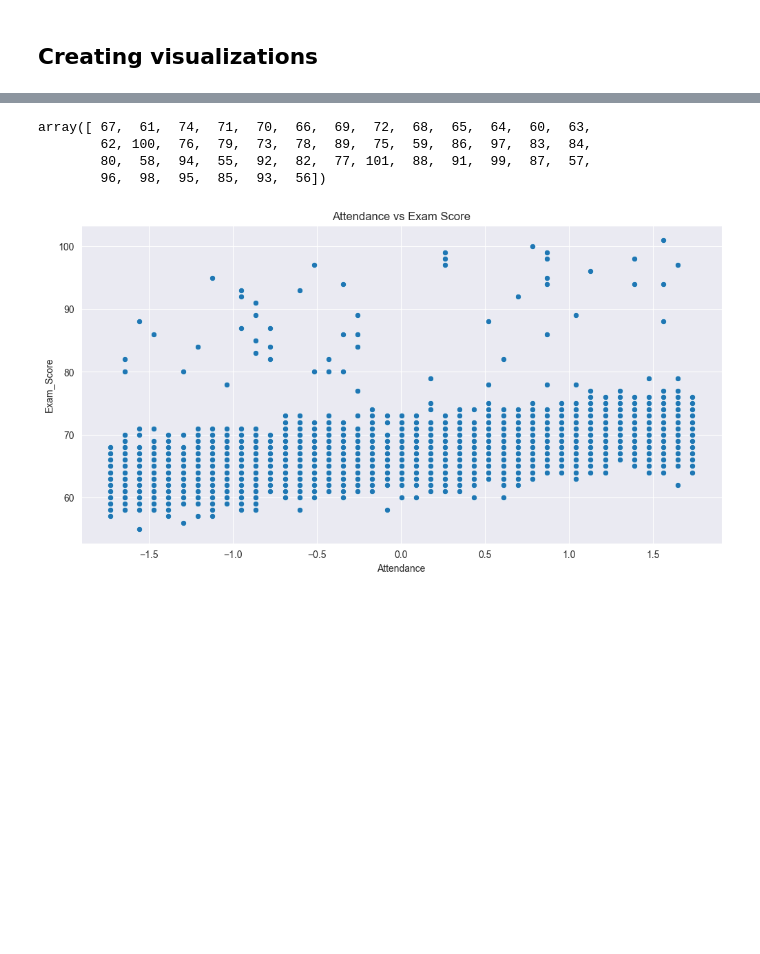
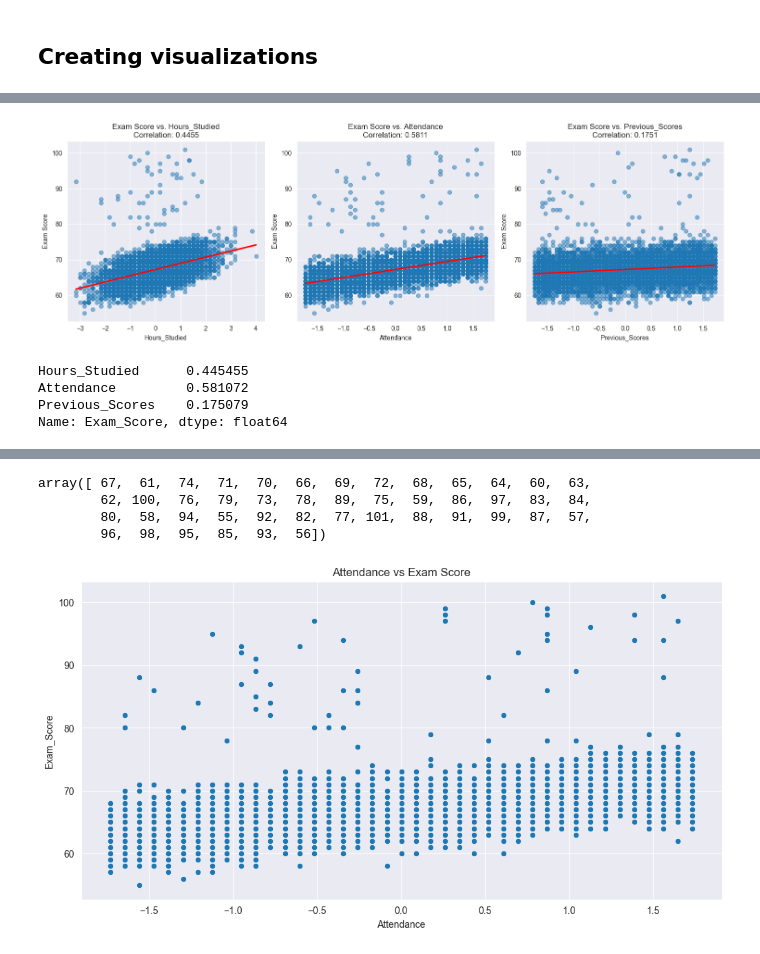
Before and after one commit to lucaskojo02/Students_Performance_Data_Analysis, a Jupyter notebook: Untitled17.ipynb, the cells around one changed output, grey strips where cells are left out. Drawn from its saved outputs; the diff is of its cells as text; code cells hidden in the pictures; blank space fills up the shorter version.

```diff
--- a/Untitled17.ipynb
+++ b/Untitled17.ipynb
@@ -237,0 +366,29 @@ plt.show()
+# %%
+# Selecting relevant columns for correlation analysis
+columns_of_interest = ["Exam_Score", "Hours_Studied", "Attendance", "Previous_Scores"]
+df_subset = student_performance[columns_of_interest]
+
+# Compute correlation values
+correlation_matrix = df_subset.corr()
+
+# Plot scatter plots with regression lines
+plt.figure(figsize=(15, 5))
+
+for i, feature in enumerate(columns_of_interest[1:], 1):
+    plt.subplot(1, 3, i)
+    sns.regplot(x=student_performance[feature], y=student_performance["Exam_Score"], scatter_kws={'alpha':0.5}, line_kws={'color':'red'})
+    plt.xlabel(feature)
+    plt.ylabel("Exam Score")
+    plt.title(f"Exam Score vs. {feature}\nCorrelation: {correlation_matrix.loc[feature, 'Exam_Score']:.4f}")
+
+plt.tight_layout()
+plt.show()
+
+# Return correlation values
+correlation_matrix.loc["Exam_Score", ["Hours_Studied", "Attendance", "Previous_Scores"]]
+# %% [output]
+[figure, added]
+Hours_Studied      0.445455
+Attendance         0.581072
+Previous_Scores    0.175079
+Name: Exam_Score, dtype: float64
```
Also changed, not shown: parts of 29 cells of this notebook.
